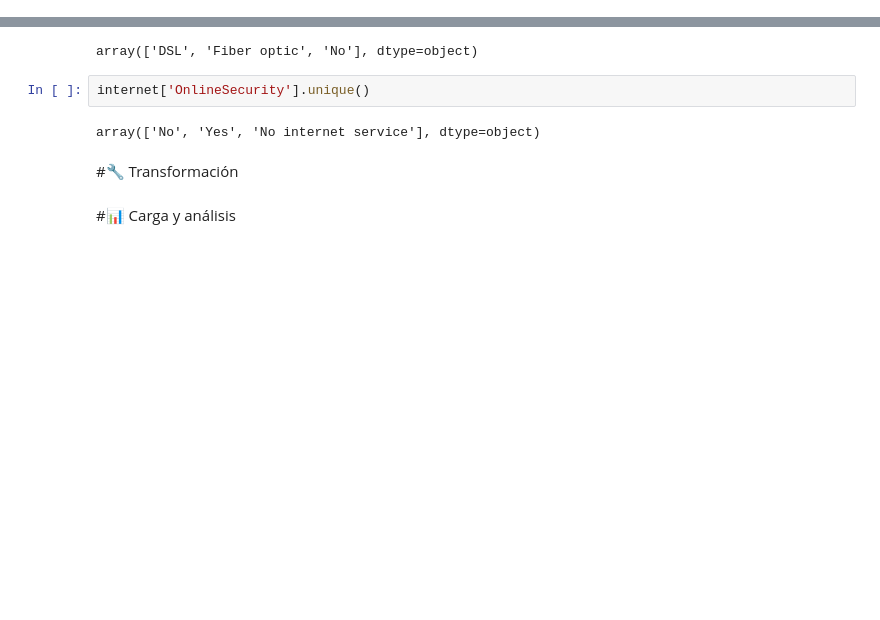
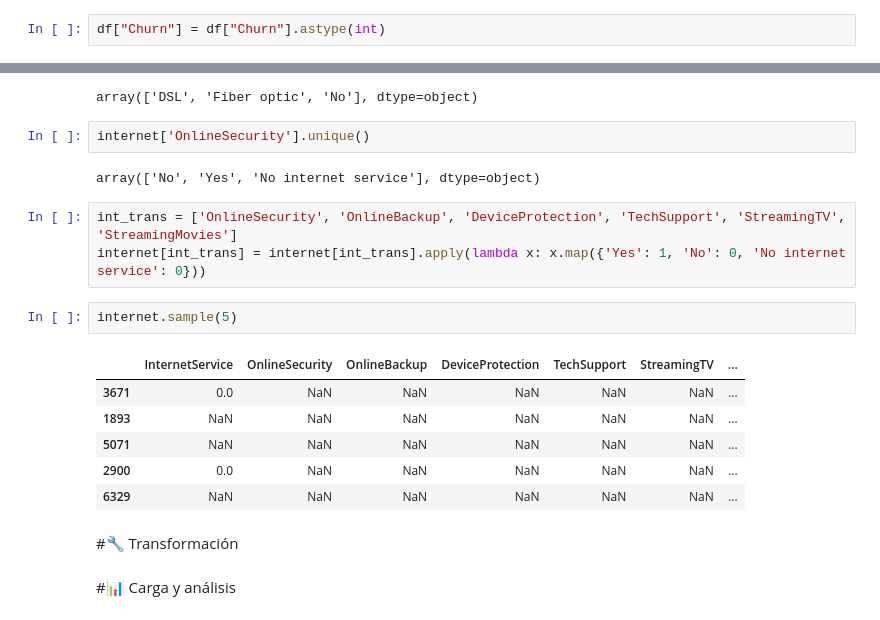
Before and after one commit to P0Iar/Challenge2-TelecomX, a Jupyter notebook: TelecomX_LATAM.ipynb, the cells around one changed output, grey strips where cells are left out. Saved outputs shown, nothing was run; the diff lists cells and outputs as text; blank space fills up the shorter version.

Commit message:
internet 2

```diff
--- a/TelecomX_LATAM.ipynb
+++ b/TelecomX_LATAM.ipynb
@@ -32,3 +32,5 @@ df.sample(5)
+# %%
+df["Churn"] = df["Churn"].astype(int)
 # %%
 df.info()
 # %% [output]
@@ -196,6 +198,18 @@ array(['DSL', 'Fiber optic', 'No'], dtype=object)
 internet['OnlineSecurity'].unique()
 # %% [output]
 array(['No', 'Yes', 'No internet service'], dtype=object)
+# %%
+int_trans = ['OnlineSecurity', 'OnlineBackup', 'DeviceProtection', 'TechSupport', 'StreamingTV', 'StreamingMovies']
+internet[int_trans] = internet[int_trans].apply(lambda x: x.map({'Yes': 1, 'No': 0, 'No internet service': 0}))
+# %%
+internet.sample(5)
+# %% [output]
+|  | InternetService | OnlineSecurity | OnlineBackup | DeviceProtection | TechSupport | StreamingTV | ... |
+| 3671 | 0.0 | NaN | NaN | NaN | NaN | NaN | ... |
+| 1893 | NaN | NaN | NaN | NaN | NaN | NaN | ... |
+| 5071 | NaN | NaN | NaN | NaN | NaN | NaN | ... |
+| 2900 | 0.0 | NaN | NaN | NaN | NaN | NaN | ... |
+| 6329 | NaN | NaN | NaN | NaN | NaN | NaN | ... |
 # %% [markdown]
 #🔧 Transformación
 # %% [markdown]
```
Also changed, not shown: parts of 8 cells of this notebook.
